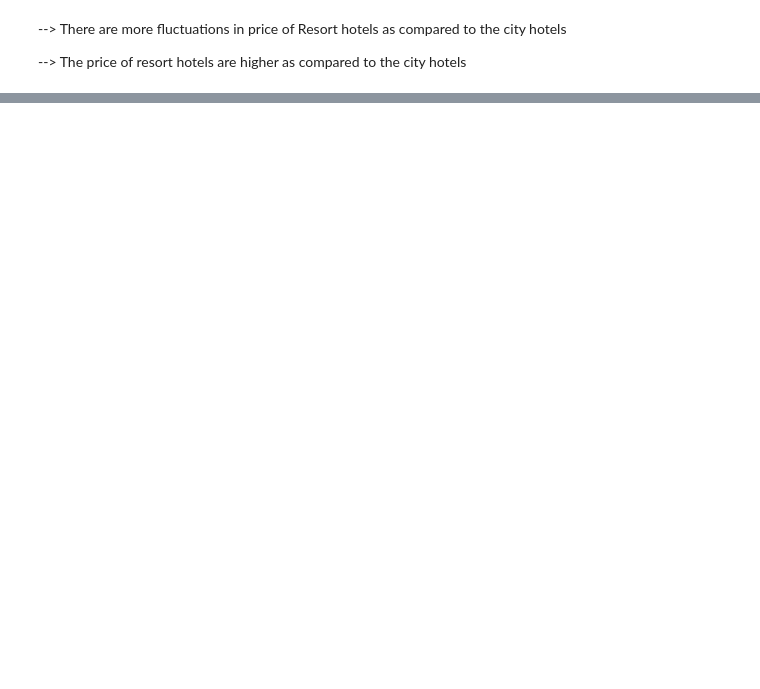
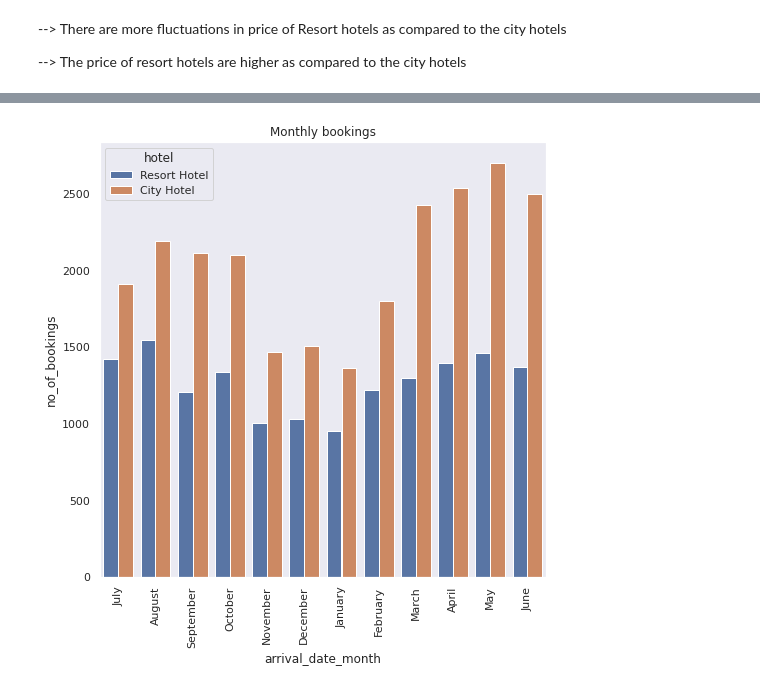
Before and after one commit to SomyaH99/Data_analysis_0f_Hotel_bookings, a Jupyter notebook: Hotel_Booking_Analysis_Capstone_Project.ipynb, the cells around one changed output, grey strips where cells are left out. Saved outputs shown, nothing was run; the diff lists cells and outputs as text; code cells hidden in the pictures; blank space fills up the shorter version.

```diff
--- a/Hotel_Booking_Analysis_Capstone_Project.ipynb
+++ b/Hotel_Booking_Analysis_Capstone_Project.ipynb
@@ -294,0 +295,7 @@ See the caveats in the documentation: https://pandas.pydata.org/pandas-docs/stab
+# %%
+# taking different values of months count into account.
+df_copy= df.copy()
+df_copy['no_of_bookings']= 1
+df_copy.loc[(df_copy.arrival_date_month== 'July')| (df_copy.arrival_date_month== 'August'),'no_of_bookings']/=3
+df_copy.loc[~((df_copy.arrival_date_month== 'July')| (df_copy.arrival_date_month== 'August')),'no_of_bookings']/=2
+df_copy.sample(100)
@@ -294,0 +316,8 @@ See the caveats in the documentation: https://pandas.pydata.org/pandas-docs/stab
+# %%
+month_sorted = ['January','February','March','April','May','June','July','August','September','October','November','December']
+plt.title("Monthly bookings")
+sns.barplot(x= 'arrival_date_month', y= 'no_of_bookings', hue= df_copy['hotel'], estimator= sum, data= df_copy)
+plt.xticks(rotation = 90)
+plt.show()
+# %% [output]
+[figure, added]
```
Also changed, not shown: parts of 12 cells of this notebook.
